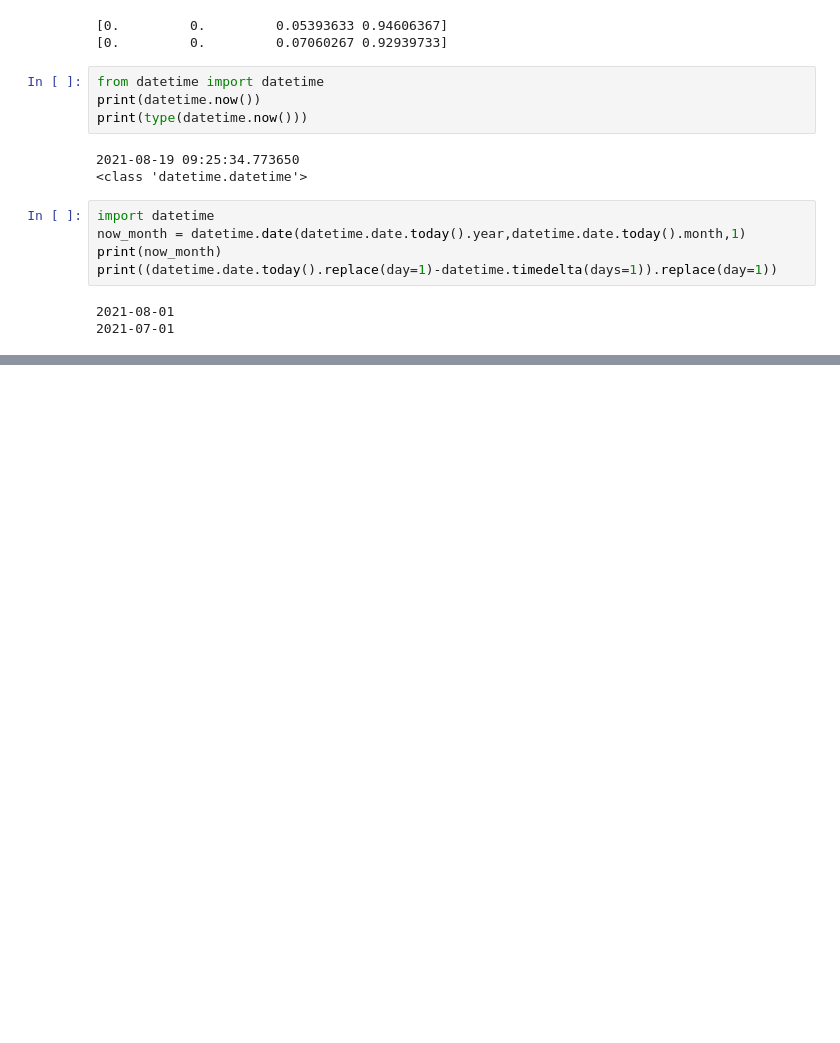
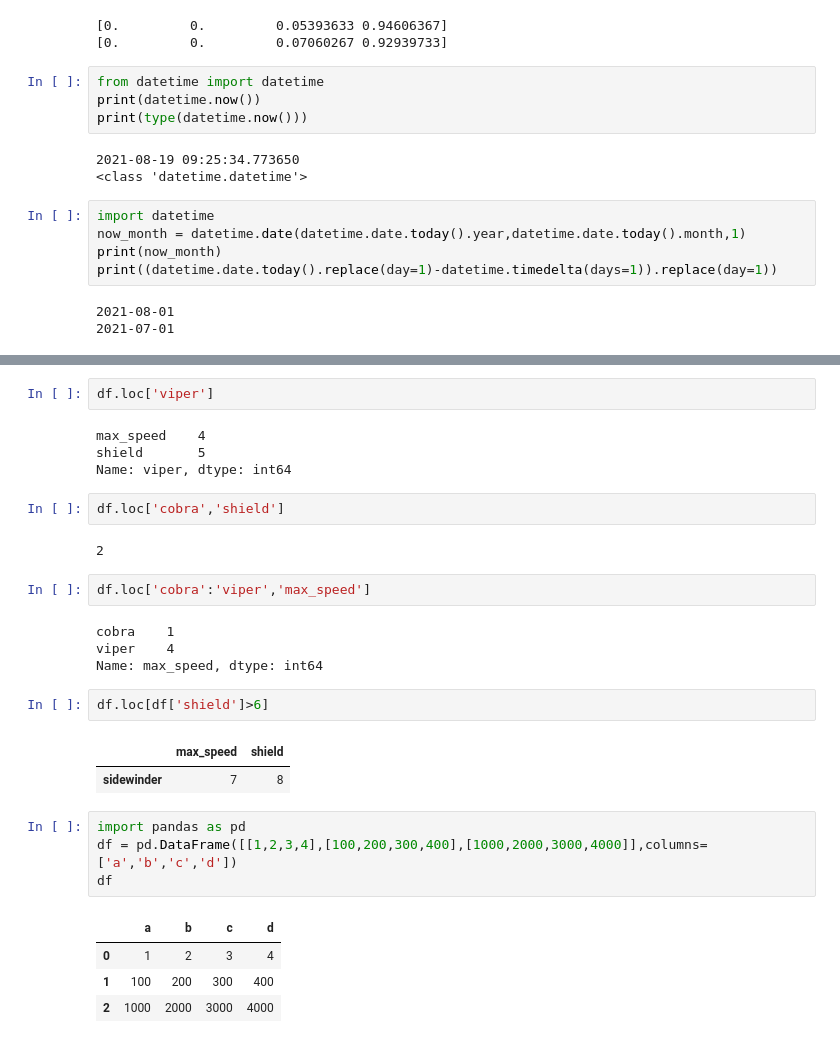
Before and after one commit to yscs2020/2021_to_improve, a Jupyter notebook: 202108/np_pd.ipynb, the cells around one changed output, grey strips where cells are left out. Cells and saved outputs as stored; diff of their text form; blank space fills up the shorter version.

```diff
--- a/202108/np_pd.ipynb
+++ b/202108/np_pd.ipynb
@@ -278,0 +439,30 @@ print(now+datetime.timedelta(now.weekday()))
+# %%
+df.loc['viper']
+# %% [output]
+max_speed    4
+shield       5
+Name: viper, dtype: int64
+# %%
+df.loc['cobra','shield']
+# %% [output]
+2
+# %%
+df.loc['cobra':'viper','max_speed']
+# %% [output]
+cobra    1
+viper    4
+Name: max_speed, dtype: int64
+# %%
+df.loc[df['shield']>6]
+# %% [output]
+|  | max_speed | shield |
+| sidewinder | 7 | 8 |
+# %%
+import pandas as pd
+df = pd.DataFrame([[1,2,3,4],[100,200,300,400],[1000,2000,3000,4000]],columns=['a','b','c','d'])
+df
+# %% [output]
+|  | a | b | c | d |
+| 0 | 1 | 2 | 3 | 4 |
+| 1 | 100 | 200 | 300 | 400 |
+| 2 | 1000 | 2000 | 3000 | 4000 |
```
Also changed, not shown: parts of 37 cells of this notebook, 3 other files.
